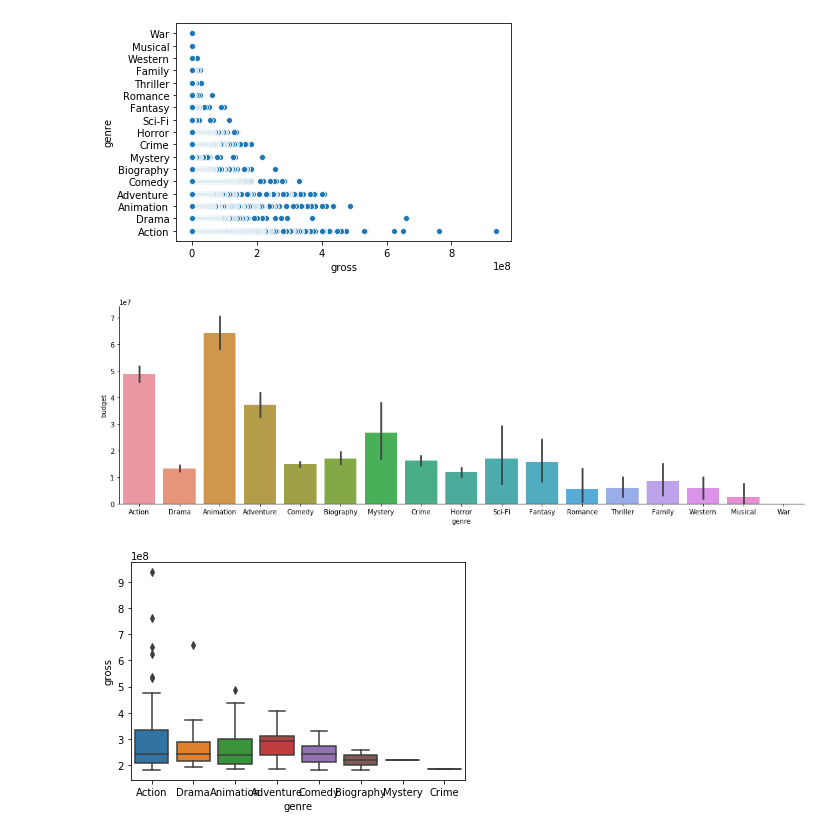
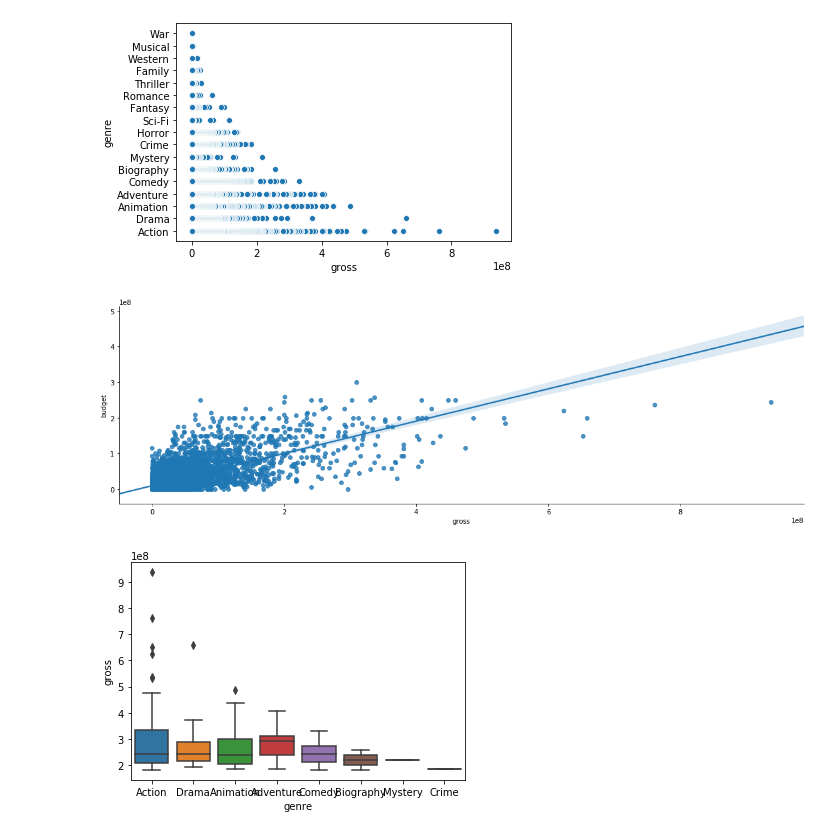
Before and after one commit to KanwalArora029/dsc-mod-1-project-v2-1-online-ds-pt-120919, a Jupyter notebook: student.ipynb, the cells around one changed output. Drawn from its saved outputs; the diff is of its cells as text; code cells hidden in the pictures.

```diff
--- a/student.ipynb
+++ b/student.ipynb
@@ -230,9 +230,9 @@ sns.scatterplot(x='gross', y='genre', data=df_movies);
 # %% [output]
 [figure]
 # %%
-sns.catplot(x='genre', y='budget', data=df_movies, kind='bar', aspect=3 );
+sns.lmplot(x='gross', y='budget', data=df_movies, aspect=3 );
 # %% [output]
-[figure, old version]
+[figure, new version]
 # %%
 Top_200 = Best_movies.nlargest(200, columns='gross')
 # %%
```
Also changed, not shown: parts of 5 cells of this notebook, 2 other files.
